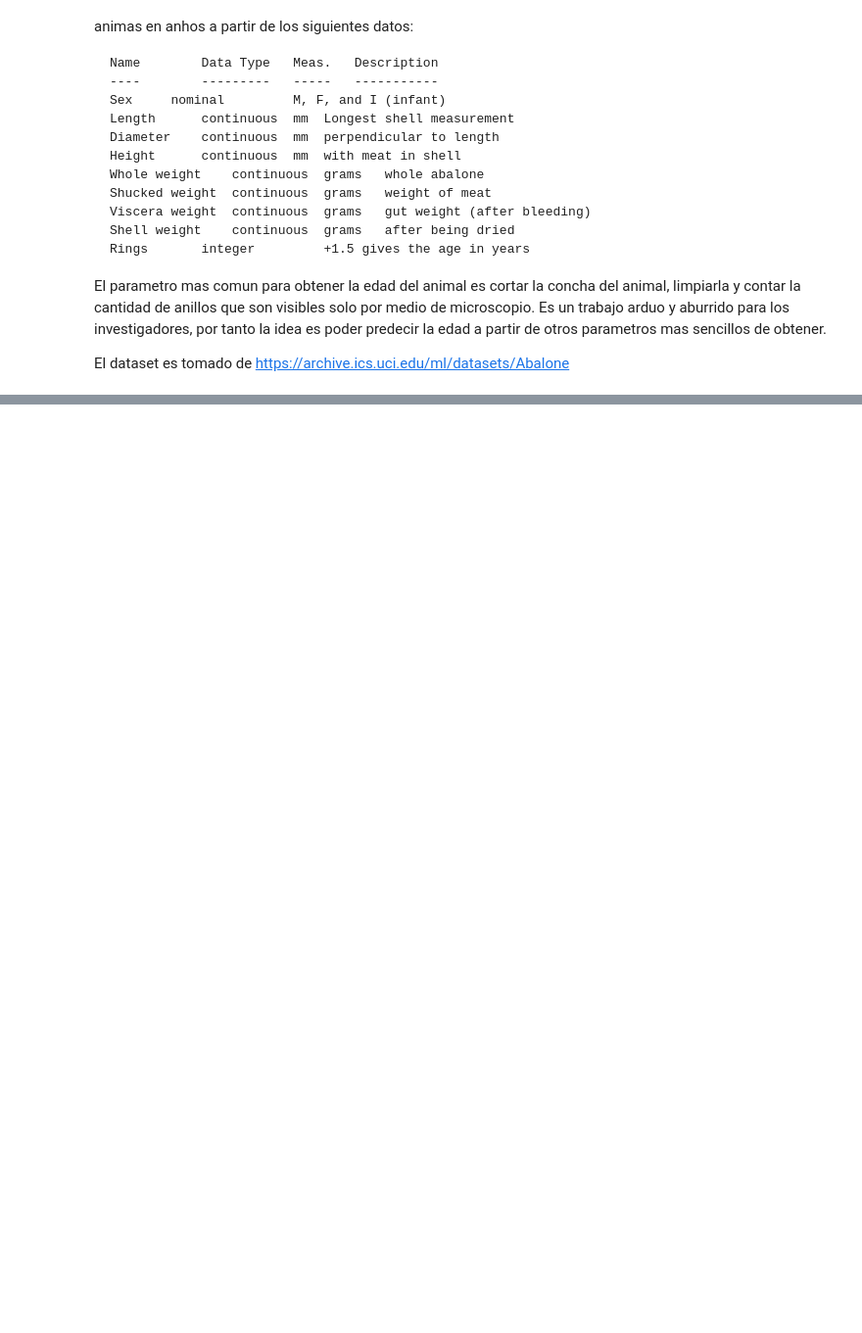
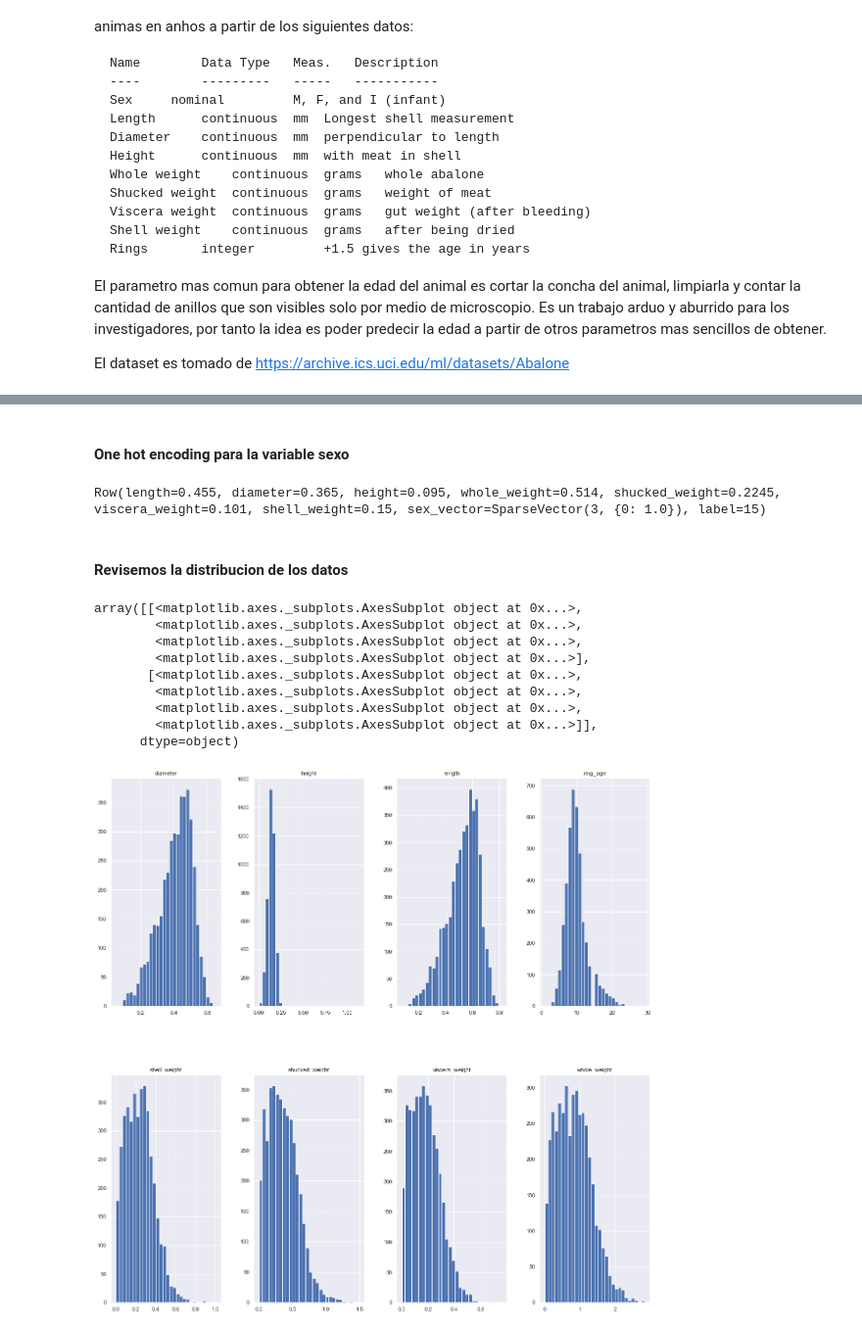
Before and after one commit to scmaverick/DataScienceTEC, a Jupyter notebook: BigData/Proyecto/ProyectoFinal-SergioCastillo.ipynb, the cells around one changed output, grey strips where cells are left out. Shown: that part at 98% size. Cells and saved outputs as stored; diff of their text form; code cells hidden in the pictures; blank space fills up the shorter version.

```diff
--- a/BigData/Proyecto/ProyectoFinal-SergioCastillo.ipynb
+++ b/BigData/Proyecto/ProyectoFinal-SergioCastillo.ipynb
@@ -31,10 +31,8 @@ from pyspark.sql import SparkSession
 from pyspark.sql.functions import col, date_format, udf
 from pyspark.sql.types import DateType
 
-#os.environ['PYSPARK_SUBMIT_ARGS'] = '--jars file:///C:/postgresql-42.2.9.jar pyspark-shell'
-
-spark = SparkSession.builder.appName("Basic JDBC pipeline").getOrCreate()
-            #.config("spark.jars", "C:\spark\spark-2.4.4-bin-hadoop2.7\jars\postgresql-42.2.9.jar") \
+spark = SparkSession.builder.appName("Basic JDBC pipeline") \
+        .config("spark.driver.extraClassPath", "C:/postgresql-42.2.9.jar").getOrCreate()
 
 
 findspark.init('C:\spark\spark-2.4.4-bin-hadoop2.7')
@@ -58,0 +99,40 @@ Py4JJavaError: An error occurred while calling o133.load.
+# %% [markdown]
+#### One hot encoding para la variable sexo
+# %%
+# One hot encoding de sexo
+from pyspark.ml.feature import OneHotEncoder, VectorAssembler, StringIndexer
+
+stringIndexer = StringIndexer(inputCol="sex", outputCol="sex_idx")
+model = stringIndexer.fit(df)
+indexed = model.transform(df)
+encoder = OneHotEncoder(dropLast=False, inputCol="sex_idx", outputCol="sex_vector")
+encoded = encoder.transform(indexed)
+columns_to_drop = ["sex", "sex_idx"]
+encoded = encoded.drop(*columns_to_drop).withColumnRenamed("ring_age", "label")
+encoded = encoded['length', 'diameter', 'height', 'whole_weight', 'shucked_weight', 'viscera_weight', 'shell_weight', 'sex_vector', 'label']
+encoded.head()
+# %% [output]
+Row(length=0.455, diameter=0.365, height=0.095, whole_weight=0.514, shucked_weight=0.2245, viscera_weight=0.101, shell_weight=0.15, sex_vector=SparseVector(3, {0: 1.0}), label=15)
+# %% [markdown]
+#### Revisemos la distribucion de los datos
+# %%
+import pandas as pd
+import matplotlib.pyplot as plt
+import seaborn as sns
+
+sns.set()
+%matplotlib inline
+
+pdf = df.toPandas()
+pdf.hist(figsize=(20,20), grid = True, layout = (2,4), bins = 30)
+# %% [output]
+array([[<matplotlib.axes._subplots.AxesSubplot object at 0x...>,
+        <matplotlib.axes._subplots.AxesSubplot object at 0x...>,
+        <matplotlib.axes._subplots.AxesSubplot object at 0x...>,
+        <matplotlib.axes._subplots.AxesSubplot object at 0x...>],
+       [<matplotlib.axes._subplots.AxesSubplot object at 0x...>,
+        <matplotlib.axes._subplots.AxesSubplot object at 0x...>,
+        <matplotlib.axes._subplots.AxesSubplot object at 0x...>,
+        <matplotlib.axes._subplots.AxesSubplot object at 0x...>]],
+      dtype=object)
+[figure, added]
```
Also changed, not shown: parts of 31 cells of this notebook.
